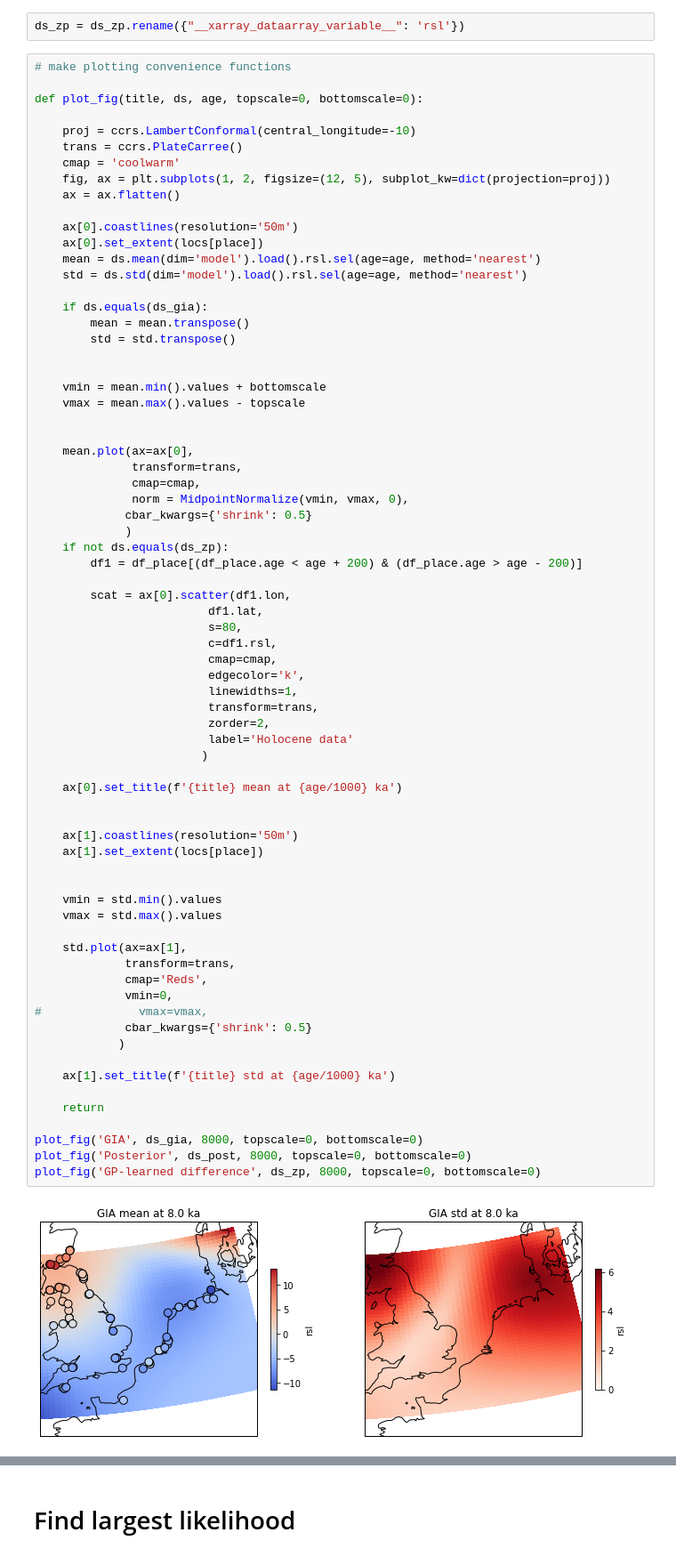
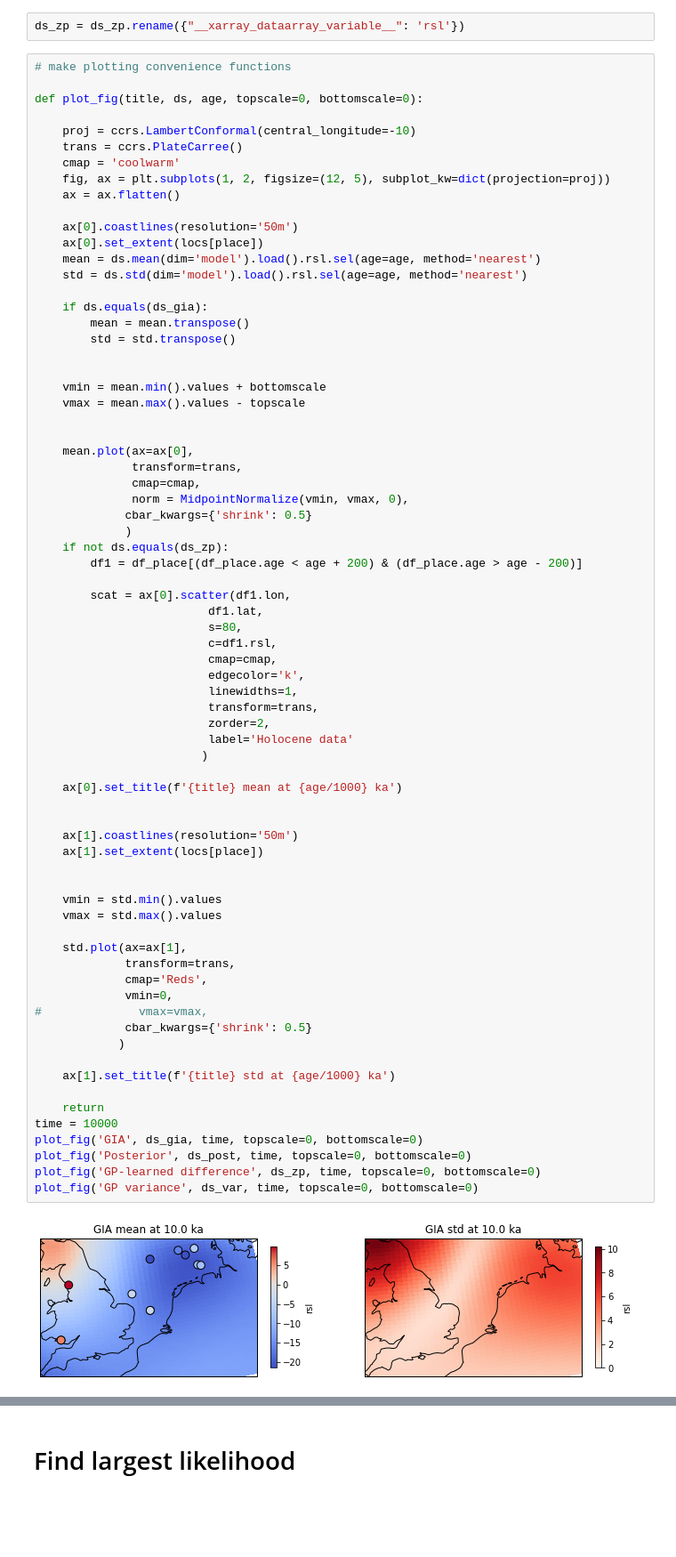
Before and after one commit to rcameronc/EU_LIG, a Jupyter notebook: rcc_notebooks/eu_lig_rccnotebook1_052020.ipynb, the cells around one changed output, grey strips where cells are left out. Shown: that part at 89% size. Saved outputs shown, nothing was run; the diff lists cells and outputs as text; blank space fills up the shorter version.

```diff
--- a/rcc_notebooks/eu_lig_rccnotebook1_052020.ipynb
+++ b/rcc_notebooks/eu_lig_rccnotebook1_052020.ipynb
@@ -415,35 +417,36 @@ def plot_fig(title, ds, age, topscale=0, bottomscale=0):
                          cmap=cmap,
                          edgecolor='k',
                          linewidths=1,
                          transform=trans,
                          zorder=2,
                          label='Holocene data'
                         )
 
     ax[0].set_title(f'{title} mean at {age/1000} ka')
 
 
     ax[1].coastlines(resolution='50m')
     ax[1].set_extent(locs[place])
 
 
     vmin = std.min().values
     vmax = std.max().values
 
     std.plot(ax=ax[1],
              transform=trans,
              cmap='Reds',
              vmin=0,
 #              vmax=vmax,
              cbar_kwargs={'shrink': 0.5}
             )
 
     ax[1].set_title(f'{title} std at {age/1000} ka')
 
     return
-
-plot_fig('GIA', ds_gia, 8000, topscale=0, bottomscale=0)
-plot_fig('Posterior', ds_post, 8000, topscale=0, bottomscale=0)
-plot_fig('GP-learned difference', ds_zp, 8000, topscale=0, bottomscale=0)
+time = 10000
+plot_fig('GIA', ds_gia, time, topscale=0, bottomscale=0)
+plot_fig('Posterior', ds_post, time, topscale=0, bottomscale=0)
+plot_fig('GP-learned difference', ds_zp, time, topscale=0, bottomscale=0)
+plot_fig('GP variance', ds_var, time, topscale=0, bottomscale=0)
 # %% [output]
-[figure, old version]
+[figure, new version]
```
Also changed, not shown: parts of 14 cells of this notebook, 4 other files.
